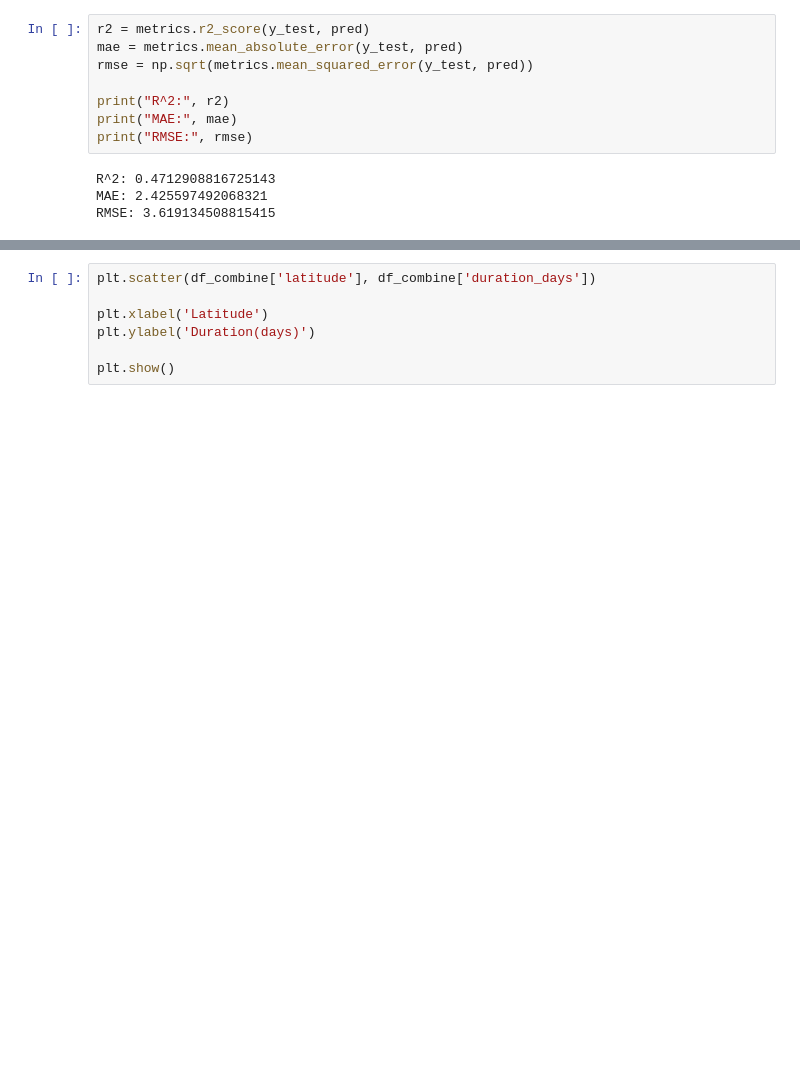
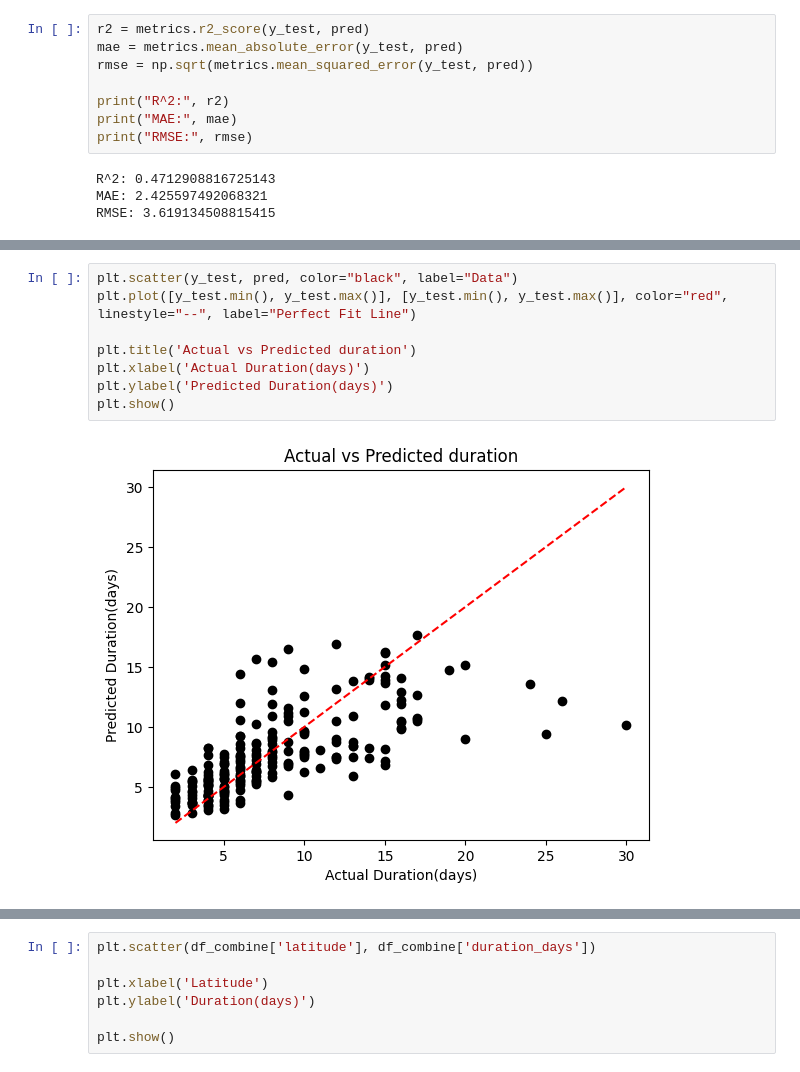
Before and after one commit to Erica4397/for_coding_camp1, a Jupyter notebook: ForCodingCampNotebook.ipynb, the cells around one changed output, grey strips where cells are left out. Cells and saved outputs as stored; diff of their text form; blank space fills up the shorter version.

```diff
--- a/ForCodingCampNotebook.ipynb
+++ b/ForCodingCampNotebook.ipynb
@@ -610,0 +673,10 @@ RMSE: 3.619134508815415
+# %%
+plt.scatter(y_test, pred, color="black", label="Data")
+plt.plot([y_test.min(), y_test.max()], [y_test.min(), y_test.max()], color="red", linestyle="--", label="Perfect Fit Line")
+
+plt.title('Actual vs Predicted duration')
+plt.xlabel('Actual Duration(days)')
+plt.ylabel('Predicted Duration(days)')
+plt.show()
+# %% [output]
+[figure, added]
```
Also changed, not shown: parts of 9 cells of this notebook.
